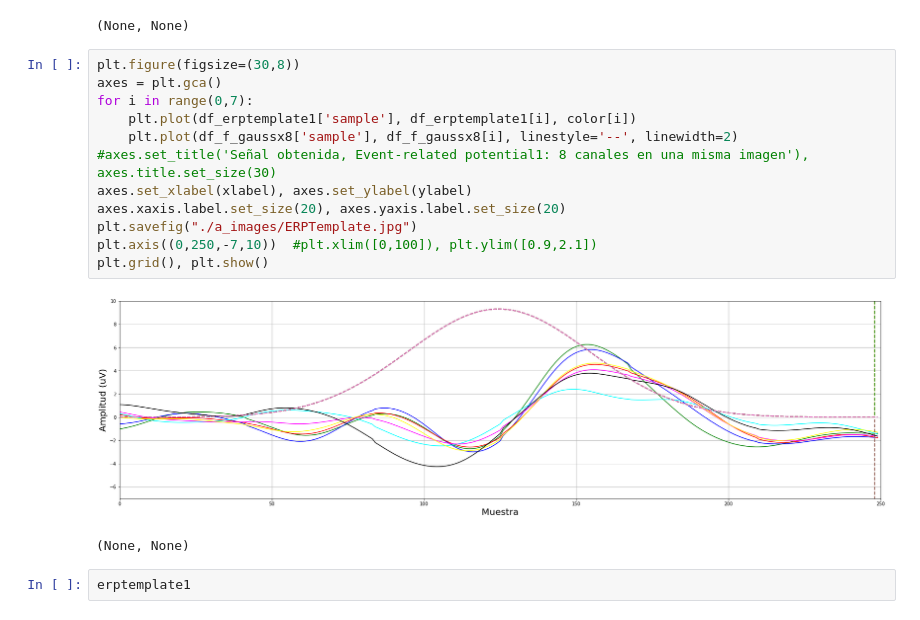
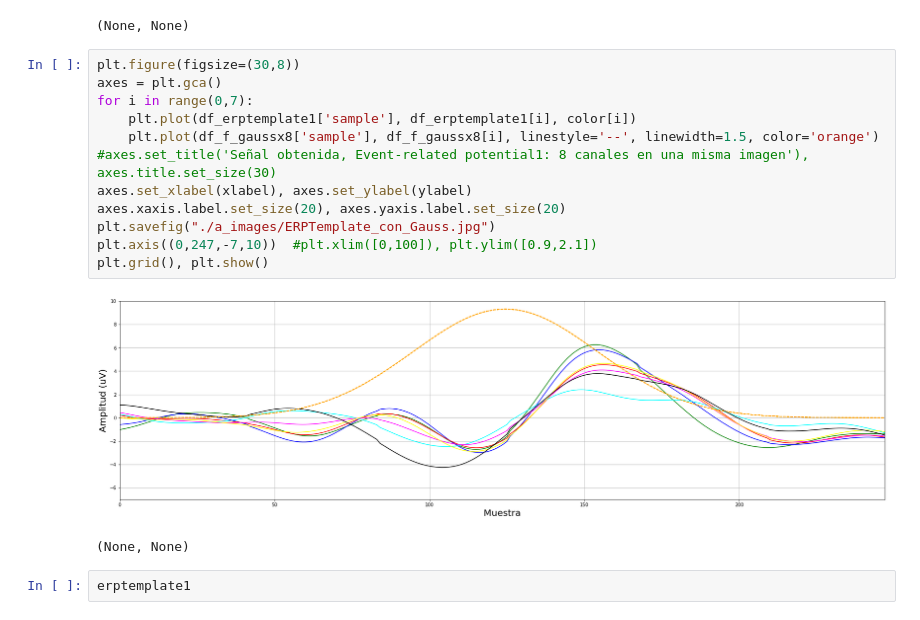
Before and after one commit to alexchavez1980/repo_tesis, a Jupyter notebook: a_analisis_ERPTemplate.ipynb, the cells around one changed output. Cells and saved outputs as stored; diff of their text form.

```diff
--- a/a_analisis_ERPTemplate.ipynb
+++ b/a_analisis_ERPTemplate.ipynb
@@ -191,17 +193,17 @@ plt.grid(), plt.show()
 # %%
 plt.figure(figsize=(30,8))
 axes = plt.gca()
 for i in range(0,7):
     plt.plot(df_erptemplate1['sample'], df_erptemplate1[i], color[i])
-    plt.plot(df_f_gaussx8['sample'], df_f_gaussx8[i], linestyle='--', linewidth=2)
+    plt.plot(df_f_gaussx8['sample'], df_f_gaussx8[i], linestyle='--', linewidth=1.5, color='orange')
 #axes.set_title('Señal obtenida, Event-related potential1: 8 canales en una misma imagen'), axes.title.set_size(30)
 axes.set_xlabel(xlabel), axes.set_ylabel(ylabel)
 axes.xaxis.label.set_size(20), axes.yaxis.label.set_size(20)
-plt.savefig("./a_images/ERPTemplate.jpg")
-plt.axis((0,250,-7,10))  #plt.xlim([0,100]), plt.ylim([0.9,2.1])
+plt.savefig("./a_images/ERPTemplate_con_Gauss.jpg")
+plt.axis((0,247,-7,10))  #plt.xlim([0,100]), plt.ylim([0.9,2.1])
 plt.grid(), plt.show()
 # %% [output]
-[figure, old version]
+[figure, new version]
 (None, None)
 # %%
 erptemplate1
```
Also changed, not shown: parts of 1 cell of this notebook, 40 other files.
